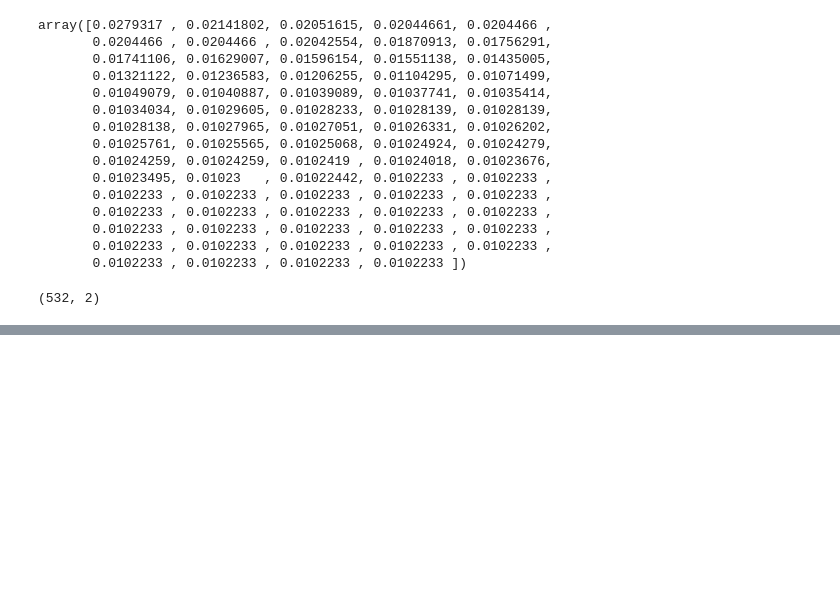
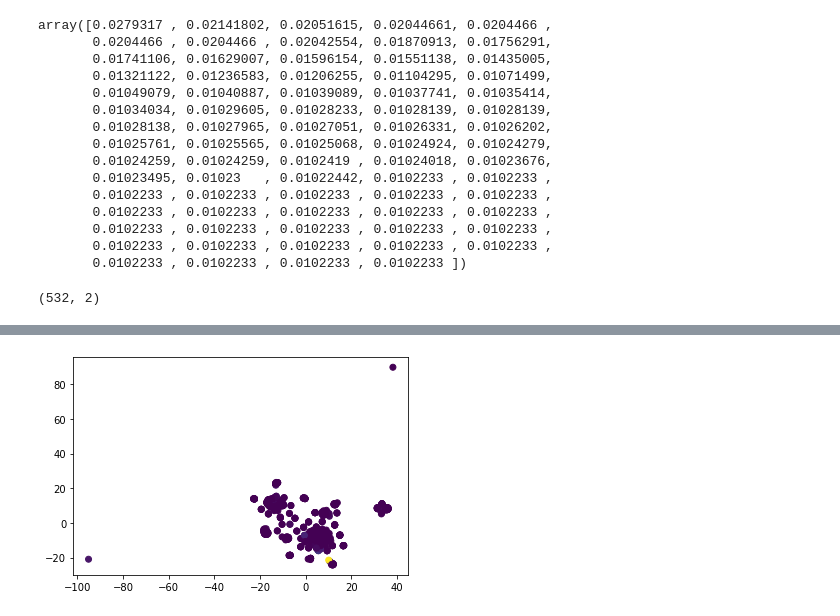
Before and after one commit to norojordan/cryptocurrency-challenge, a Jupyter notebook: crypto_fit.ipynb, the cells around one changed output, grey strips where cells are left out. Cells and saved outputs as stored; diff of their text form; code cells hidden in the pictures; blank space fills up the shorter version.

Commit message:
added color to clusters

```diff
--- a/crypto_fit.ipynb
+++ b/crypto_fit.ipynb
@@ -83,6 +83,8 @@ crypto_df3
 | 1246 | Equihash | PoW | 7296537.50000 | 21000000 |
 | 1247 | Scrypt | PoS | 128326.99634 | 1000000 |
 532 rows × 4 columns
+# %%
+labels = crypto_df3['TotalCoinsMined']
 # %%
 #Convert features columns to numerical
 crypto_dummies = pd.get_dummies(crypto_df3, columns = ['Algorithm', 'ProofType'])
@@ -198,3 +215,11 @@ plt.show()
+# %%
+# Visualize the clusters with color
+import matplotlib.pyplot as plt
+
+plt.scatter(df_crypto_pca['x'], df_crypto_pca['y'], c=labels)
+plt.show()
+# %% [output]
+[figure, added]
 # %%
 # Finding the best value for k
 from sklearn.cluster import KMeans
```
Also changed, not shown: parts of 6 cells of this notebook.
